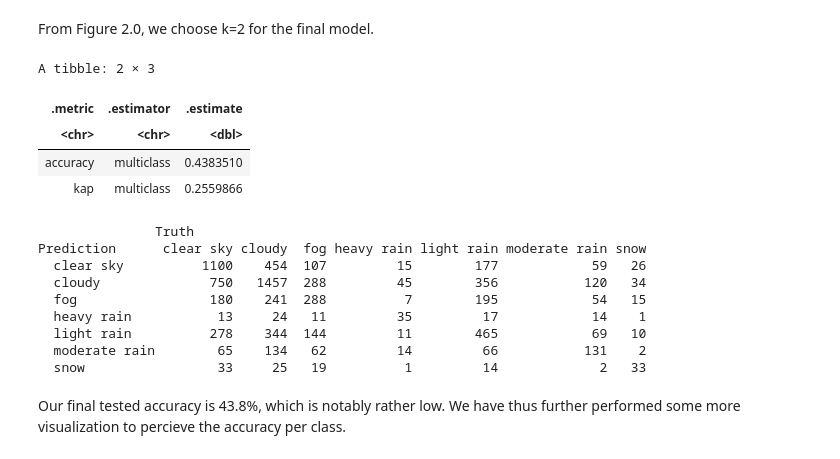
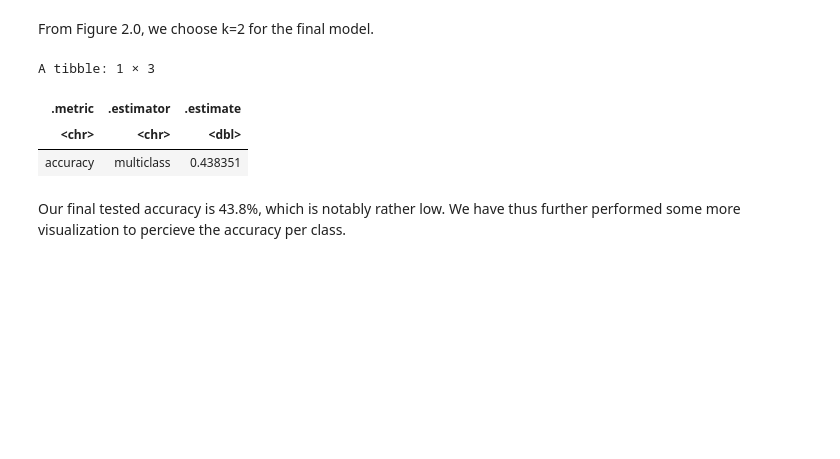
Before and after one commit to StuartLiv/DSCI100Group, a Jupyter notebook: report.ipynb, the cells around one changed output. Drawn from its saved outputs; the diff is of its cells as text; code cells hidden in the pictures; blank space fills up the shorter version.

```diff
--- a/report.ipynb
+++ b/report.ipynb
@@ -210,30 +228,17 @@ weather_fit = workflow() %>%
 # %%
 weather_predictions = predict(weather_fit, weather_test) %>%
     bind_cols(weather_test)
 
 weather_metrics = metrics(weather_predictions,
-                          truth = description, estimate = .pred_class)
-
-weather_conf_mat = conf_mat(weather_predictions,
-                          truth = description, estimate = .pred_class)
+                          truth = description, estimate = .pred_class) %>%
+    filter(.metric == "accuracy")
 
 weather_metrics
-weather_conf_mat
 # %% [output]
-A tibble: 2 × 3
+A tibble: 1 × 3
 | .metric | .estimator | .estimate |
 | <chr> | <chr> | <dbl> |
-| accuracy | multiclass | 0.4383510 |
-| kap | multiclass | 0.2559866 |
+| accuracy | multiclass | 0.438351 |
-               Truth
-Prediction      clear sky cloudy  fog heavy rain light rain moderate rain snow
-  clear sky          1100    454  107         15        177            59   26
-  cloudy              750   1457  288         45        356           120   34
-  fog                 180    241  288          7        195            54   15
-  heavy rain           13     24   11         35         17            14    1
-  light rain          278    344  144         11        465            69   10
-  moderate rain        65    134   62         14         66           131    2
-  snow                 33     25   19          1         14             2   33
 # %% [markdown]
 Our final tested accuracy is 43.8%, which is notably rather low. We have thus further performed some more visualization to percieve the accuracy per class.
 # %% [markdown]
```
Also changed, not shown: parts of 5 cells of this notebook.
